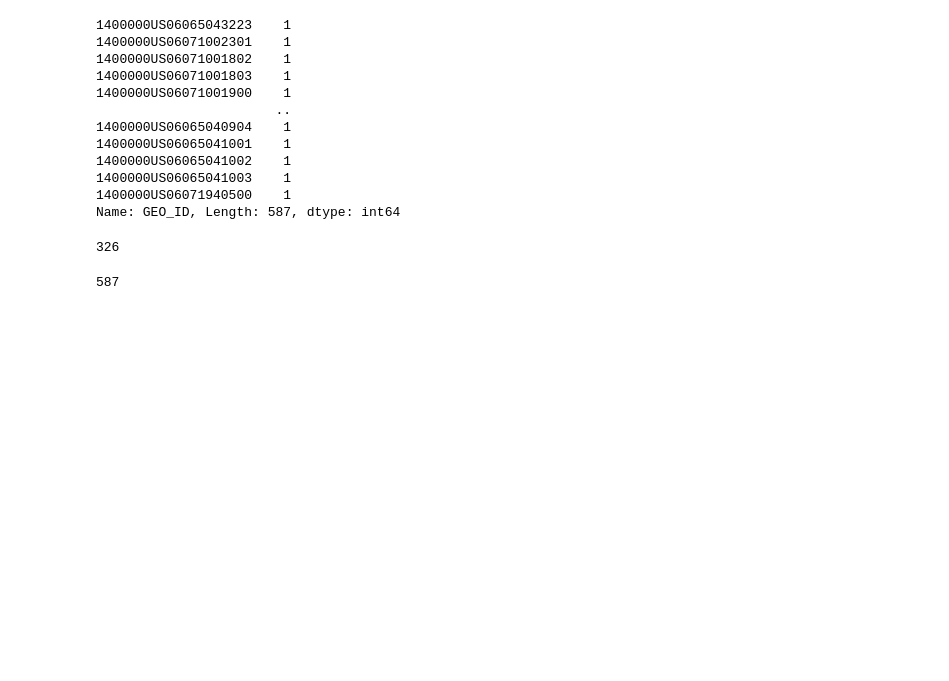
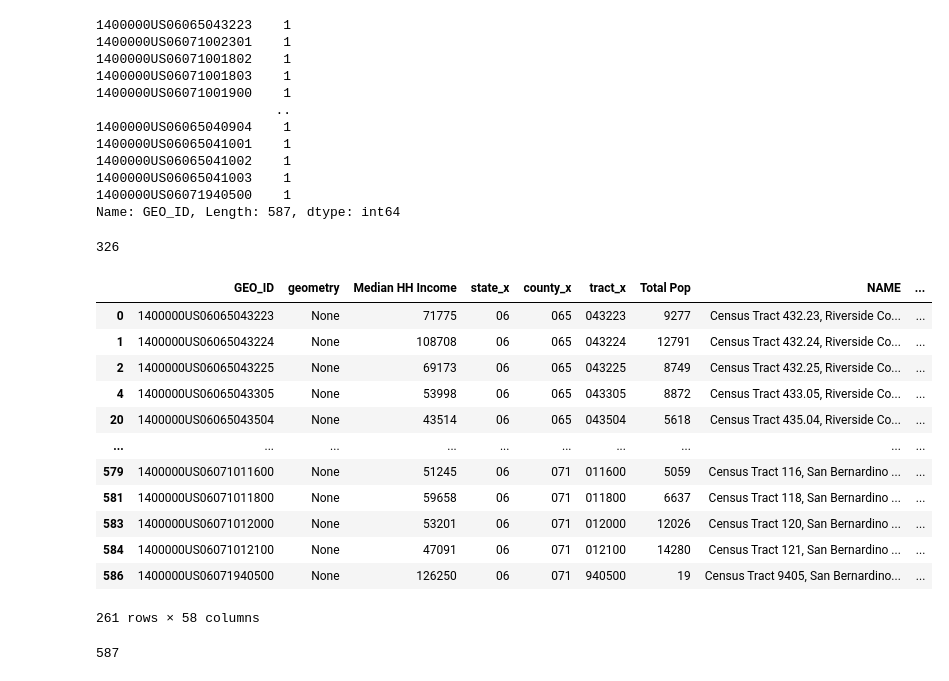
Before and after one commit to monishareginald/uds-warehouse-project, a Jupyter notebook: Census-2009.ipynb, the cells around one changed output. Drawn from its saved outputs; the diff is of its cells as text; code cells hidden in the pictures; blank space fills up the shorter version.

```diff
--- a/Census-2009.ipynb
+++ b/Census-2009.ipynb
@@ -1114,6 +1119,22 @@ common_geoids = set(census_df_2009['GEO_ID']).intersection(set(tract_geo['GEO_ID
 len(common_geoids)
 # %% [output]
 326
+# %%
+census_gdf_2009[census_gdf_2009.geometry.isnull()]
+# %% [output]
+|  | GEO_ID | geometry | Median HH Income | state_x | county_x | tract_x | Total Pop | NAME | ... |
+| 0 | 1400000US06065043223 | None | 71775 | 06 | 065 | 043223 | 9277 | Census Tract 432.23, Riverside Co... | ... |
+| 1 | 1400000US06065043224 | None | 108708 | 06 | 065 | 043224 | 12791 | Census Tract 432.24, Riverside Co... | ... |
+| 2 | 1400000US06065043225 | None | 69173 | 06 | 065 | 043225 | 8749 | Census Tract 432.25, Riverside Co... | ... |
+| 4 | 1400000US06065043305 | None | 53998 | 06 | 065 | 043305 | 8872 | Census Tract 433.05, Riverside Co... | ... |
+| 20 | 1400000US06065043504 | None | 43514 | 06 | 065 | 043504 | 5618 | Census Tract 435.04, Riverside Co... | ... |
+| ... | ... | ... | ... | ... | ... | ... | ... | ... | ... |
+| 579 | 1400000US06071011600 | None | 51245 | 06 | 071 | 011600 | 5059 | Census Tract 116, San Bernardino ... | ... |
+| 581 | 1400000US06071011800 | None | 59658 | 06 | 071 | 011800 | 6637 | Census Tract 118, San Bernardino ... | ... |
+| 583 | 1400000US06071012000 | None | 53201 | 06 | 071 | 012000 | 12026 | Census Tract 120, San Bernardino ... | ... |
+| 584 | 1400000US06071012100 | None | 47091 | 06 | 071 | 012100 | 14280 | Census Tract 121, San Bernardino ... | ... |
+| 586 | 1400000US06071940500 | None | 126250 | 06 | 071 | 940500 | 19 | Census Tract 9405, San Bernardino... | ... |
+261 rows × 58 columns
 # %%
 len(matches)
 # %% [output]
```
Also changed, not shown: parts of 2 cells of this notebook.
